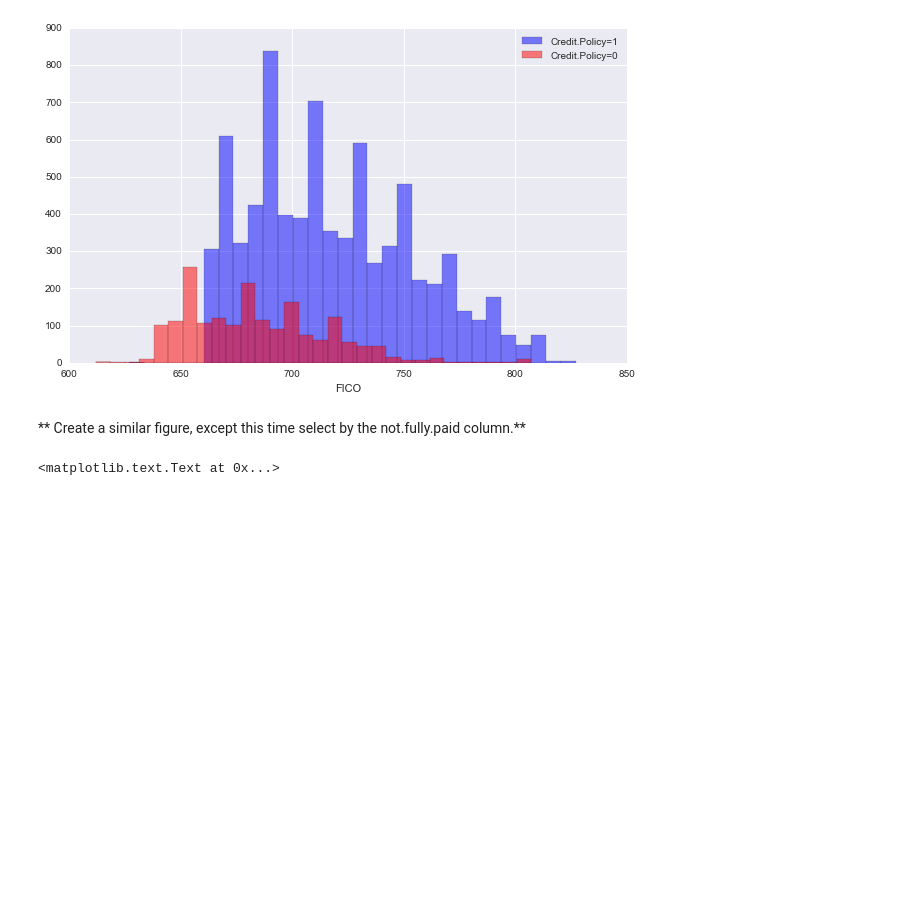
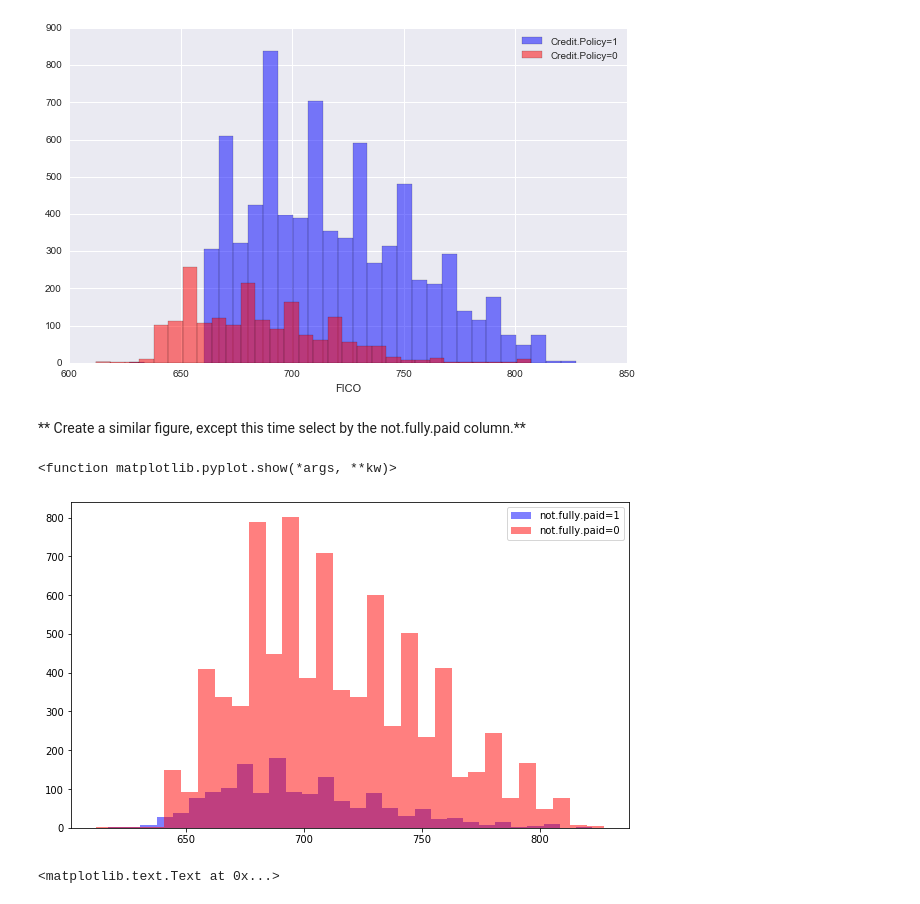
Before and after one commit to ricardojguzman/DSPractice, a Jupyter notebook: Udemy/PY-DS-ML-Bootcamp/Sources/15-Decision-Trees-and-Random-Forests/02-Decision Trees and Random Forest Project.ipynb, the cells around one changed output. Drawn from its saved outputs; the diff is of its cells as text; code cells hidden in the pictures; blank space fills up the shorter version.

```diff
--- a/Udemy/PY-DS-ML-Bootcamp/Sources/15-Decision-Trees-and-Random-Forests/02-Decision Trees and Random Forest Project.ipynb
+++ b/Udemy/PY-DS-ML-Bootcamp/Sources/15-Decision-Trees-and-Random-Forests/02-Decision Trees and Random Forest Project.ipynb
@@ -139,6 +156,23 @@ Let's do some data visualization! We'll use seaborn and pandas built-in plotting
 [figure]
 # %% [markdown]
 ** Create a similar figure, except this time select by the not.fully.paid column.**
+# %%
+plt.figure(figsize=(10,6))
+creditPolicy_1 = loans[loans['not.fully.paid'] == 1]['fico']
+
+creditPolicy_0 = loans[loans['not.fully.paid'] == 0]['fico']
+
+kwargs = dict(alpha=0.5, bins=30)
+
+plt.hist(creditPolicy_1,**kwargs,color='b',label= 'not.fully.paid=1')
+
+plt.hist(creditPolicy_0,**kwargs,color='r',label= 'not.fully.paid=0')
+
+plt.legend(loc='upper right')
+plt.show
+# %% [output]
+<function matplotlib.pyplot.show(*args, **kw)>
+[figure, added]
 # %%
 # %% [output]
 <matplotlib.text.Text at 0x...>
```
Also changed, not shown: parts of 5 cells of this notebook.
